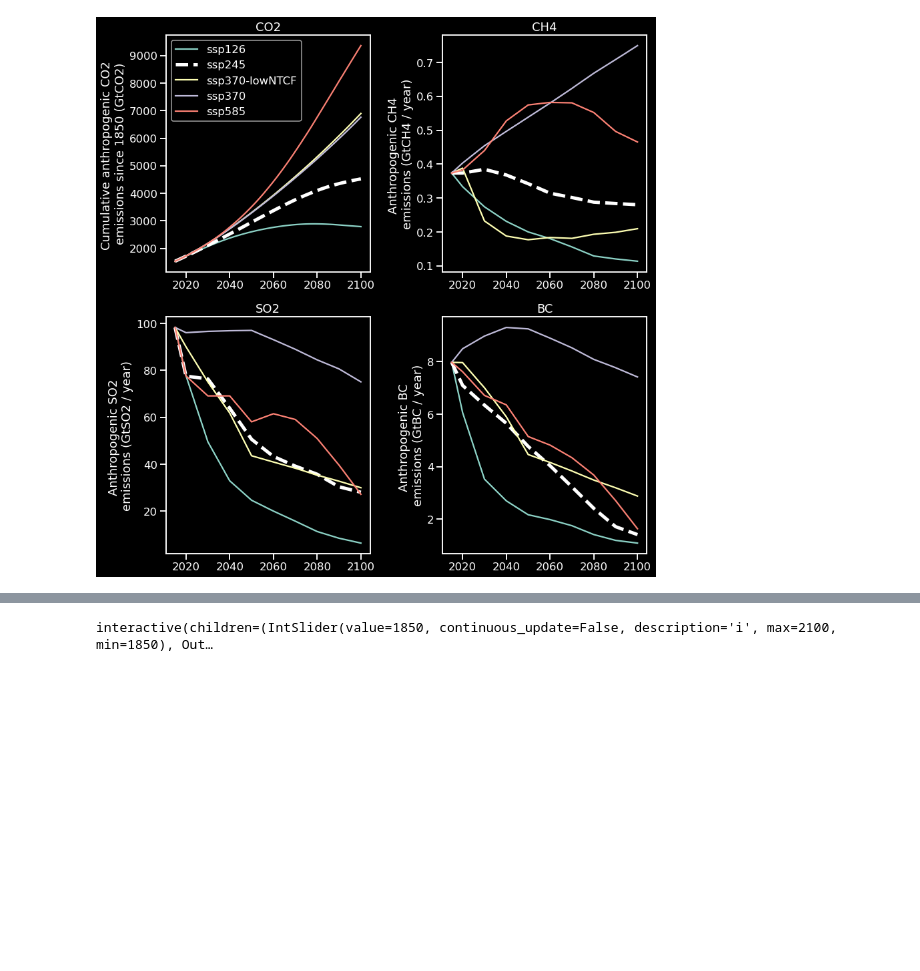
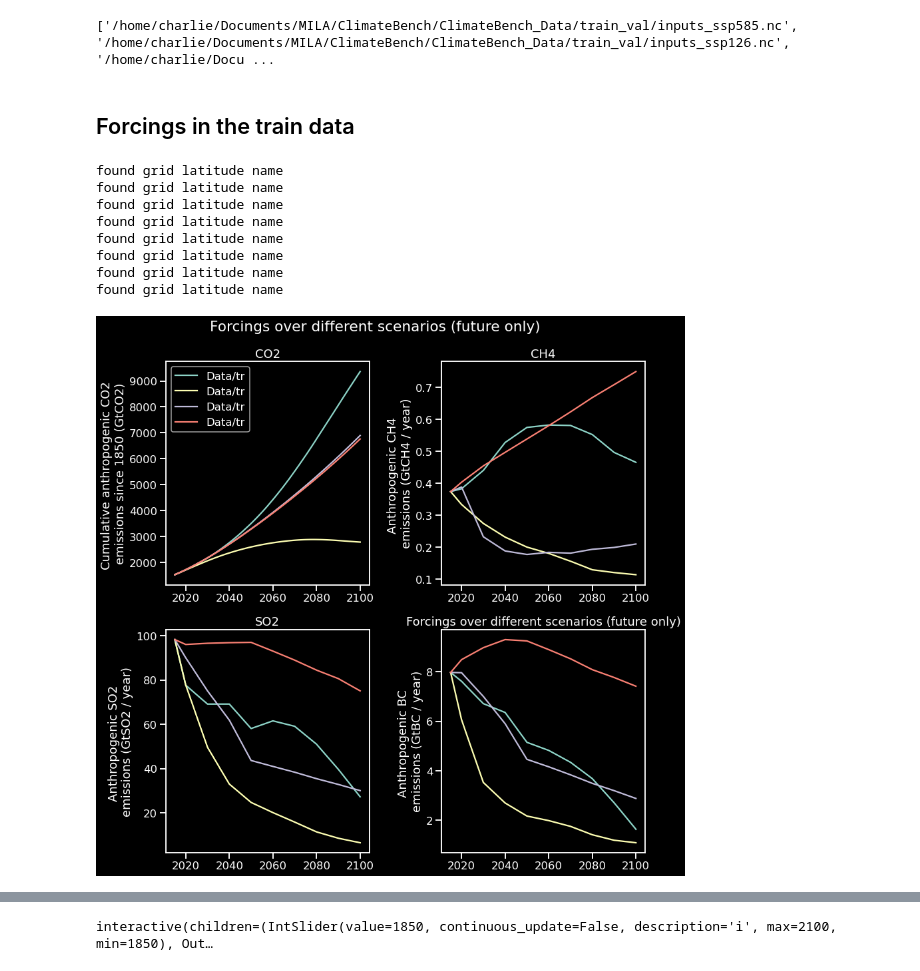
Before and after one commit to duncanwp/ClimateBench, a Jupyter notebook: data_exploration.ipynb, the cells around one changed output, grey strips where cells are left out. Saved outputs shown, nothing was run; the diff lists cells and outputs as text; code cells hidden in the pictures; blank space fills up the shorter version.

Commit message:
Data exploration notebook now running: added fixes and plot descriptions

```diff
--- a/data_exploration.ipynb
+++ b/data_exploration.ipynb
@@ -35,6 +35,9 @@ def get_weights(cube):
     cube_ = cube.copy()
     if cube_.coords('lat'):
         cube_.coord('lat').rename('latitude')
+    if cube_.coords('grid_latitude'):
+        print('found grid latitude name')
+        cube_.coord('grid_latitude').rename('latitude')
     if cube_.coords('lon'):
         cube_.coord('lon').rename('longitude')
     if not cube_.coord('latitude').has_bounds():
@@ -46,42 +49,58 @@ def get_weights(cube):
     if cube_.coord('longitude').units == 'unknown':
         cube_.coord('longitude').units = 'degrees'
     return iris.analysis.cartography.area_weights(cube_, normalize=False)
+# %%
+print(inputs)
+# %% [output]
+['/home/charlie/Documents/MILA/ClimateBench/ClimateBench_Data/train_val/inputs_ssp585.nc', '/home/charlie/Documents/MILA/ClimateBench/ClimateBench_Data/train_val/inputs_ssp126.nc', '/home/charlie/Docu ...
+# %% [markdown]
+## Forcings in the train data
 # %%
+# replace 'latitude' with 'grid_latitude'
 with sns.plotting_context("talk"):
 #     sns.set(style="ticks", context="talk")
     plt.style.use("dark_background")
 
 #     sns.set_style('dark')
     fig, axes = plt.subplots(2, 2, figsize=(12,12))
-
+    plt.suptitle("Forcings over different scenarios (future only)")
     for input in inputs:
         label=input.split('_')[1][:-3]
         X = iris.load(input)
         x = range(2015, 2101)
 
         kwargs = {}
         if label == "ssp245":
             kwargs['color'] = 'white'
             kwargs['ls'] = '--'
             kwargs['lw'] = '5'
         axes[0, 0].plot(x, X.extract_cube('CO2').data, label=label, **kwargs)
         axes[0, 0].set_ylabel("Cumulative anthropogenic CO2 \nemissions since 1850 (GtCO2)")
         axes[0, 1].plot(x, X.extract_cube('CH4').data, label=label, **kwargs)
         axes[0, 1].set_ylabel("Anthropogenic CH4 \nemissions (GtCH4 / year)")
         # FIXME: Not sure where this factor of 1000 comes from...! Maybe the CEDS data is really g/m-2/s?
-        axes[1, 0].plot(x, convert(X.extract_cube('SO2').collapsed(['latitude', 'longitude'], iris.analysis.SUM, weights=get_weights(X.extract_cube('SO2'))).data*1000), label=label, **kwargs)
+        axes[1, 0].plot(x, convert(X.extract_cube('SO2').collapsed(['grid_latitude', 'longitude'], iris.analysis.SUM, weights=get_weights(X.extract_cube('SO2'))).data*1000), label=label, **kwargs)
         axes[1, 0].set_ylabel("Anthropogenic SO2 \nemissions (GtSO2 / year)")
-        axes[1, 1].plot(x, convert(X.extract_cube('BC').collapsed(['latitude', 'longitude'], iris.analysis.SUM, weights=get_weights(X.extract_cube('SO2'))).data*1000), label=label, **kwargs)
+        axes[1, 1].plot(x, convert(X.extract_cube('BC').collapsed(['grid_latitude', 'longitude'], iris.analysis.SUM, weights=get_weights(X.extract_cube('SO2'))).data*1000), label=label, **kwargs)
         axes[1, 1].set_ylabel("Anthropogenic BC \nemissions (GtBC / year)")
 
     axes[0, 0].set_title('CO2')
     axes[0, 1].set_title('CH4')
     axes[1, 0].set_title('SO2')
     axes[1, 1].set_title('BC')
     axes[0, 0].legend()
+    plt.title("Forcings over different scenarios (future only)")
     plt.tight_layout()
 # %% [output]
+found grid latitude name
+found grid latitude name
+found grid latitude name
+found grid latitude name
+found grid latitude name
+found grid latitude name
+found grid latitude name
+found grid latitude name
-[figure, old version]
+[figure, new version]
 # %%
 # Get one combined historical + ssp585 timeseries for now
 X = (iris.load(data_path + 'inputs_historical.nc') + iris.load(data_path + 'inputs_ssp585.nc')).concatenate()
```
Also changed, not shown: parts of 4 cells of this notebook, 1 other file.
